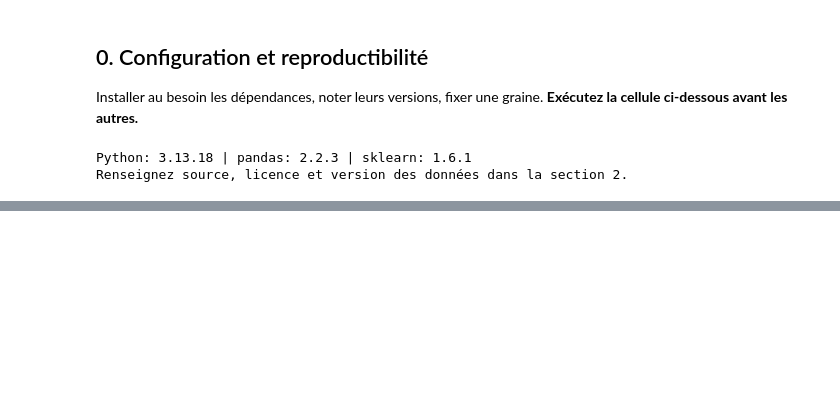
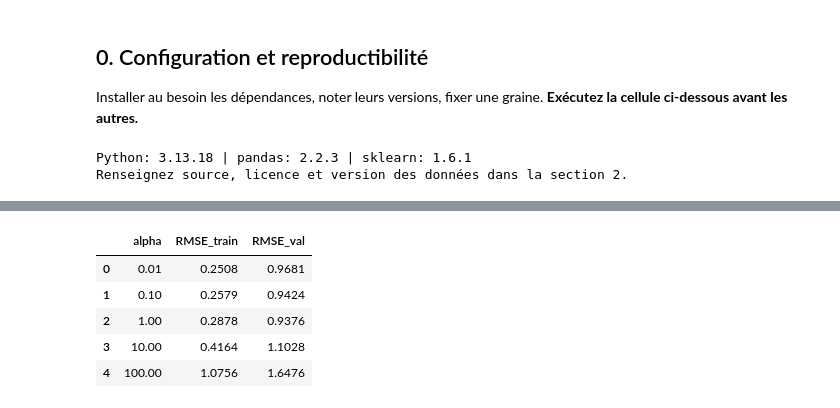
Before and after one commit to ABAAKIL5/25008036_ABAAKILASMA_CI, a Jupyter notebook: modele_projet_ci_s7_encg_settat.ipynb, the cells around one changed output, grey strips where cells are left out. Cells and saved outputs as stored; diff of their text form; code cells hidden in the pictures; blank space fills up the shorter version.

```diff
--- a/modele_projet_ci_s7_encg_settat.ipynb
+++ b/modele_projet_ci_s7_encg_settat.ipynb
@@ -191,0 +510,74 @@ print("Renseignez ce tableau UNIQUEMENT avec les scores réellement calculés.")
+# %%
+
+import numpy as np
+import pandas as pd
+from sklearn.base import clone
+from sklearn.pipeline import Pipeline
+from sklearn.linear_model import Ridge
+from sklearn.ensemble import RandomForestRegressor
+from sklearn.metrics import mean_squared_error, mean_absolute_error, r2_score
+
+def rmse(y, p):
+    return float(np.sqrt(mean_squared_error(y, p)))
+
+def scores(y, p):
+    return {"RMSE": rmse(y, p), "MAE": float(mean_absolute_error(y, p)), "R2": float(r2_score(y, p))}
+
+# 1. Référence naïve : persistance (valeur prévue = valeur de l'année précédente, en log)
+ref_train = X_train["lag1_log_value"]
+ref_val = X_val["lag1_log_value"]
+
+# 2. Réglage de alpha (Ridge) : entraînement sur Train, choix sur Validation
+grille_alpha = [0.01, 0.1, 1, 10, 100]
+res_ridge = []
+for a in grille_alpha:
+    m = Pipeline([("prep", clone(preprocessor)), ("model", Ridge(alpha=a))])
+    m.fit(X_train, y_train)
+    res_ridge.append({"alpha": a,
+                      "RMSE_train": rmse(y_train, m.predict(X_train)),
+                      "RMSE_val": rmse(y_val, m.predict(X_val))})
+res_ridge = pd.DataFrame(res_ridge)
+best_alpha = grille_alpha[int(np.argmin(res_ridge["RMSE_val"]))]
+
+# 3. Réglage de max_depth (Random Forest) : mêmes règles
+grille_depth = [2, 3, 5, None]
+res_rf = []
+for d in grille_depth:
+    m = Pipeline([("prep", clone(preprocessor)),
+                  ("model", RandomForestRegressor(n_estimators=300, max_depth=d, random_state=SEED))])
+    m.fit(X_train, y_train)
+    res_rf.append({"max_depth": str(d),
+                   "RMSE_train": rmse(y_train, m.predict(X_train)),
+                   "RMSE_val": rmse(y_val, m.predict(X_val))})
+res_rf = pd.DataFrame(res_rf)
+best_depth = grille_depth[int(np.argmin(res_rf["RMSE_val"]))]
+
+print("--- REGLAGE DE alpha (Ridge) ---")
+display(res_ridge.round(4))
+print("alpha retenu :", best_alpha)
+print("\n--- REGLAGE DE max_depth (Random Forest) ---")
+display(res_rf.round(4))
+print("max_depth retenu :", best_depth)
+
+# 4. Comparaison sur la validation (aucun usage du test)
+m_ridge_val = Pipeline([("prep", clone(preprocessor)), ("model", Ridge(alpha=best_alpha))]).fit(X_train, y_train)
+m_rf_val = Pipeline([("prep", clone(preprocessor)),
+                     ("model", RandomForestRegressor(n_estimators=300, max_depth=best_depth, random_state=SEED))]).fit(X_train, y_train)
+
+tab_val = pd.DataFrame({
+    "Persistance (référence)": scores(y_val, ref_val),
+    "Ridge": scores(y_val, m_ridge_val.predict(X_val)),
+    "Random Forest": scores(y_val, m_rf_val.predict(X_val)),
+}).T
+print("\n--- COMPARAISON SUR LA VALIDATION (2022-2023) ---")
+display(tab_val.round(4))
+
+# 5. Modèles finaux : réglages figés, ré-ajustement sur Train + Validation (le test n'est pas utilisé)
+X_trval = pd.concat([X_train, X_val])
+y_trval = pd.concat([y_train, y_val])
+modele_ridge = Pipeline([("prep", clone(preprocessor)), ("model", Ridge(alpha=best_alpha))]).fit(X_trval, y_trval)
+modele_rf = Pipeline([("prep", clone(preprocessor)),
+                      ("model", RandomForestRegressor(n_estimators=300, max_depth=best_depth, random_state=SEED))]).fit(X_trval, y_trval)
+
+print("\nModèles finaux ajustés sur 2016-2023. Le test (2024-2025) reste intact pour la section 7.")
+# %% [output]
@@ -191,0 +585,6 @@ print("Renseignez ce tableau UNIQUEMENT avec les scores réellement calculés.")
+|  | alpha | RMSE_train | RMSE_val |
+| 0 | 0.01 | 0.2508 | 0.9681 |
+| 1 | 0.10 | 0.2579 | 0.9424 |
+| 2 | 1.00 | 0.2878 | 0.9376 |
+| 3 | 10.00 | 0.4164 | 1.1028 |
+| 4 | 100.00 | 1.0756 | 1.6476 |
```
Also changed, not shown: parts of 32 cells of this notebook.
